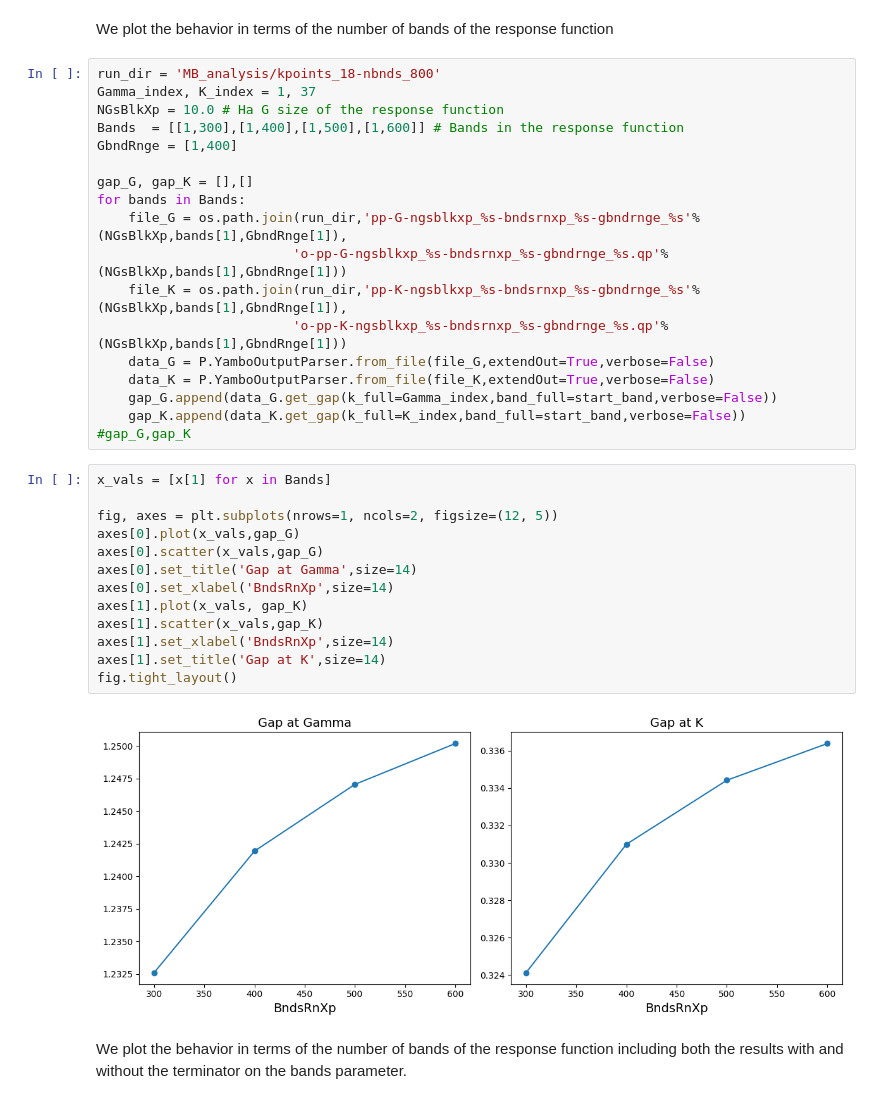
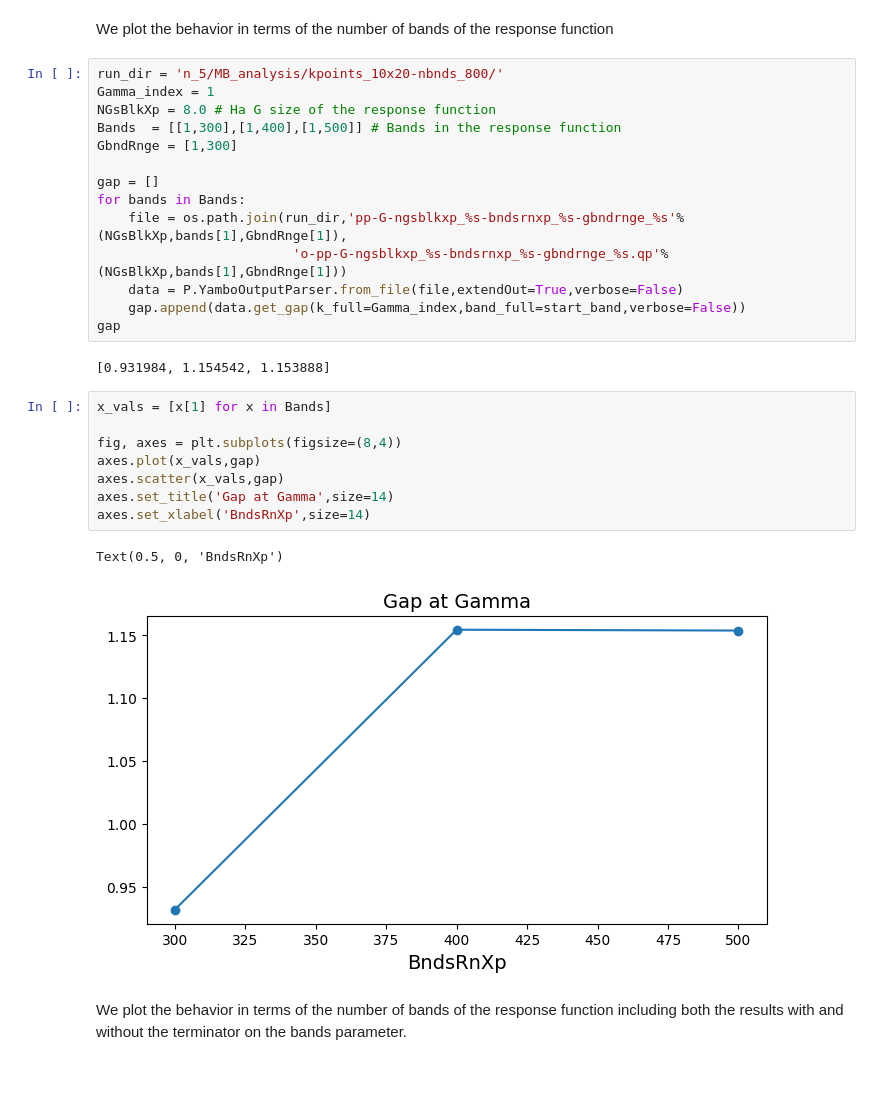
Before and after one commit to marcodalessandro76/AGSL5, a Jupyter notebook: Report.ipynb, the cells around one changed output. Saved outputs shown, nothing was run; the diff lists cells and outputs as text; blank space fills up the shorter version.

```diff
--- a/Report.ipynb
+++ b/Report.ipynb
@@ -143,38 +137,32 @@ fig.tight_layout()
 # %% [markdown]
 We plot the behavior in terms of the number of bands of the response function
 # %%
-run_dir = 'MB_analysis/kpoints_18-nbnds_800'
-Gamma_index, K_index = 1, 37
-NGsBlkXp = 10.0 # Ha G size of the response function
-Bands  = [[1,300],[1,400],[1,500],[1,600]] # Bands in the response function
-GbndRnge = [1,400]
+run_dir = 'n_5/MB_analysis/kpoints_10x20-nbnds_800/'
+Gamma_index = 1
+NGsBlkXp = 8.0 # Ha G size of the response function
+Bands  = [[1,300],[1,400],[1,500]] # Bands in the response function
+GbndRnge = [1,300]
 
-gap_G, gap_K = [],[]
+gap = []
 for bands in Bands:
-    file_G = os.path.join(run_dir,'pp-G-ngsblkxp_%s-bndsrnxp_%s-gbndrnge_%s'%(NGsBlkXp,bands[1],GbndRnge[1]),
+    file = os.path.join(run_dir,'pp-G-ngsblkxp_%s-bndsrnxp_%s-gbndrnge_%s'%(NGsBlkXp,bands[1],GbndRnge[1]),
                          'o-pp-G-ngsblkxp_%s-bndsrnxp_%s-gbndrnge_%s.qp'%(NGsBlkXp,bands[1],GbndRnge[1]))
-    file_K = os.path.join(run_dir,'pp-K-ngsblkxp_%s-bndsrnxp_%s-gbndrnge_%s'%(NGsBlkXp,bands[1],GbndRnge[1]),
-                         'o-pp-K-ngsblkxp_%s-bndsrnxp_%s-gbndrnge_%s.qp'%(NGsBlkXp,bands[1],GbndRnge[1]))
-    data_G = P.YamboOutputParser.from_file(file_G,extendOut=True,verbose=False)
-    data_K = P.YamboOutputParser.from_file(file_K,extendOut=True,verbose=False)
-    gap_G.append(data_G.get_gap(k_full=Gamma_index,band_full=start_band,verbose=False))
-    gap_K.append(data_K.get_gap(k_full=K_index,band_full=start_band,verbose=False))
-#gap_G,gap_K
+    data = P.YamboOutputParser.from_file(file,extendOut=True,verbose=False)
+    gap.append(data.get_gap(k_full=Gamma_index,band_full=start_band,verbose=False))
+gap
+# %% [output]
+[0.931984, 1.154542, 1.153888]
-# %%
-x_vals = [x[1] for x in Bands]
-
-fig, axes = plt.subplots(nrows=1, ncols=2, figsize=(12, 5))
-axes[0].plot(x_vals,gap_G)
-axes[0].scatter(x_vals,gap_G)
-axes[0].set_title('Gap at Gamma',size=14)
-axes[0].set_xlabel('BndsRnXp',size=14)
-axes[1].plot(x_vals, gap_K)
-axes[1].scatter(x_vals,gap_K)
-axes[1].set_xlabel('BndsRnXp',size=14)
-axes[1].set_title('Gap at K',size=14)
-fig.tight_layout()
-# %% [output]
-[figure, removed]
+# %%
+x_vals = [x[1] for x in Bands]
+
+fig, axes = plt.subplots(figsize=(8,4))
+axes.plot(x_vals,gap)
+axes.scatter(x_vals,gap)
+axes.set_title('Gap at Gamma',size=14)
+axes.set_xlabel('BndsRnXp',size=14)
+# %% [output]
+Text(0.5, 0, 'BndsRnXp')
+[figure, added]
 # %% [markdown]
 We plot the behavior in terms of the number of bands of the response function including both the results with and without the terminator on the bands parameter.
 # %%
```
Also changed, not shown: parts of 8 cells of this notebook, 14 other files.
